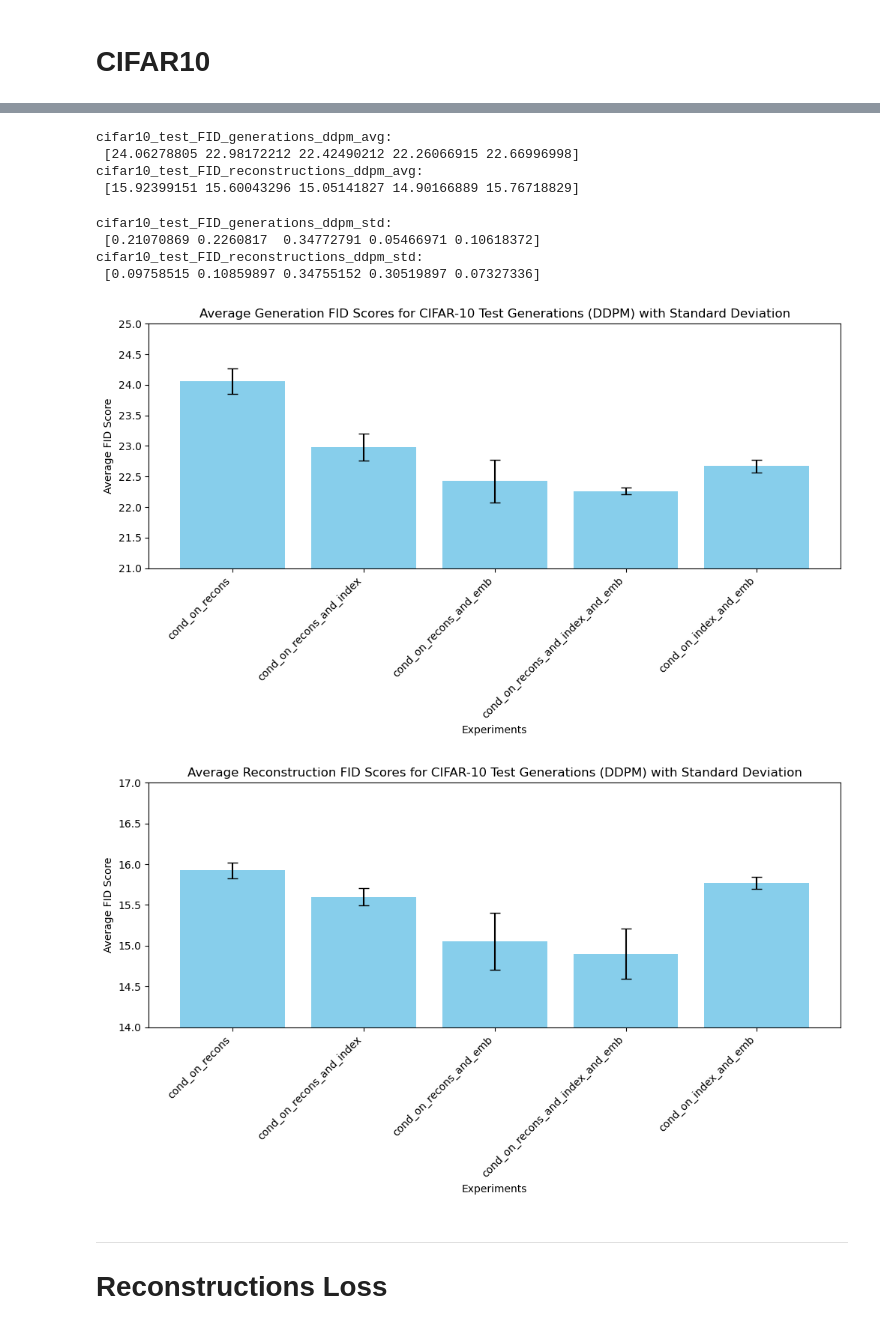
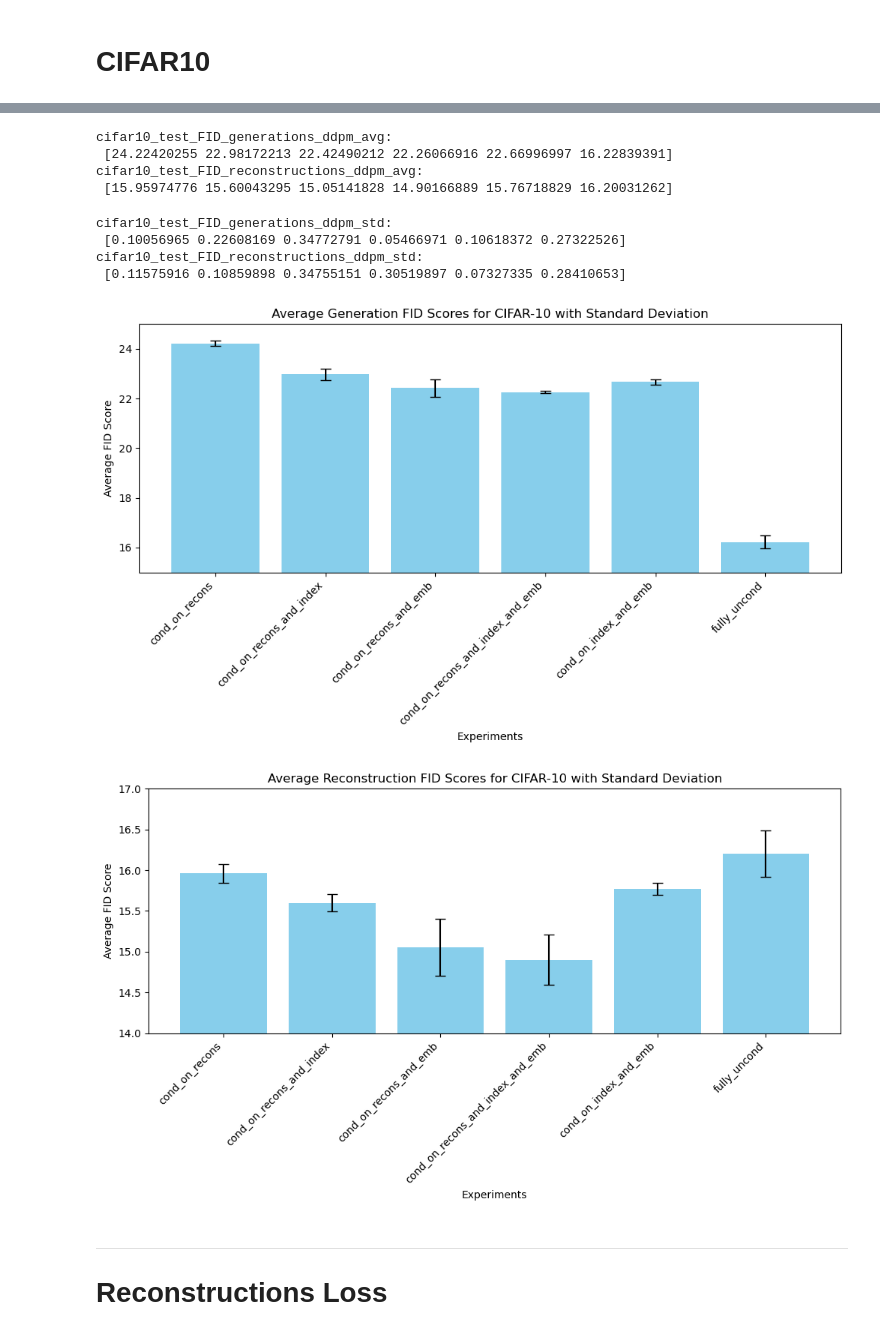
Before and after one commit to JoGo175/TreeDiffusion, a Jupyter notebook: notebooks/FID_conditioning_experiment.ipynb, the cells around one changed output, grey strips where cells are left out. Cells and saved outputs as stored; diff of their text form; code cells hidden in the pictures.

Commit message:
working cond configurations

```diff
--- a/notebooks/FID_conditioning_experiment.ipynb
+++ b/notebooks/FID_conditioning_experiment.ipynb
@@ -460,7 +448,7 @@ data_stats_test = get_precomputed_fid_scores_path(testset.dataset.data, configs[
 
 # paths to the generated images
 base_path = '../results_latent_emb/'
-experiment_list = ["cond_on_recons", "cond_on_recons_and_index", "cond_on_recons_and_emb", "cond_on_recons_and_index_and_emb", "cond_on_index_and_emb"]
+experiment_list = ["cond_on_recons", "cond_on_recons_and_index", "cond_on_recons_and_emb", "cond_on_recons_and_index_and_emb", "cond_on_index_and_emb", "fully_uncond"]
 seed_list = ["seed_1", "seed_2", "seed_3"]
 
 # lists to store FID scores for each seed
@@ -531,9 +521,9 @@ print("cifar10_test_FID_generations_ddpm_avg: \n", cifar10_test_FID_generations_
 print("cifar10_test_FID_reconstructions_ddpm_avg: \n", cifar10_test_FID_reconstructions_ddpm_avg)
 # %% [output]
 cifar10_test_FID_generations_ddpm_avg:
- [24.06278805 22.98172212 22.42490212 22.26066915 22.66996998]
+ [24.22420255 22.98172213 22.42490212 22.26066916 22.66996997 16.22839391]
 cifar10_test_FID_reconstructions_ddpm_avg:
- [15.92399151 15.60043296 15.05141827 14.90166889 15.76718829]
+ [15.95974776 15.60043295 15.05141828 14.90166889 15.76718829 16.20031262]
 # %%
 # Compute row std
 cifar10_test_FID_generations_ddpm_std = np.std(cifar10_test_FID_generations_ddpm, axis=1)
@@ -544,24 +534,24 @@ print("cifar10_test_FID_generations_ddpm_std: \n", cifar10_test_FID_generations_
 print("cifar10_test_FID_reconstructions_ddpm_std: \n", cifar10_test_FID_reconstructions_ddpm_std)
 # %% [output]
 cifar10_test_FID_generations_ddpm_std:
- [0.21070869 0.2260817  0.34772791 0.05466971 0.10618372]
+ [0.10056965 0.22608169 0.34772791 0.05466971 0.10618372 0.27322526]
 cifar10_test_FID_reconstructions_ddpm_std:
- [0.09758515 0.10859897 0.34755152 0.30519897 0.07327336]
+ [0.11575916 0.10859898 0.34755151 0.30519897 0.07327335 0.28410653]
 # %%
 # Create bar plot with error bars
 plt.figure(figsize=(10, 6))
 plt.bar(experiment_list, cifar10_test_FID_generations_ddpm_avg, yerr=cifar10_test_FID_generations_ddpm_std, capsize=5, color='skyblue')
 plt.xlabel('Experiments')
 plt.ylabel('Average FID Score')
 plt.title('Average Generation FID Scores for CIFAR-10 with Standard Deviation')
 plt.xticks(rotation=45, ha='right')
 plt.tight_layout()
-plt.ylim(21, 25)
+plt.ylim(15, 25)
 
 # Show plot
 plt.show()
 # %% [output]
-[figure, old version]
+[figure, new version]
 # %%
 # Create bar plot with error bars
 plt.figure(figsize=(10, 6))
@@ -576,7 +566,7 @@ plt.ylim(14, 17)
 # Show plot
 plt.show()
 # %% [output]
-[figure, old version]
+[figure, new version]
 # %% [markdown]
 ---
 
```
Also changed, not shown: parts of 17 cells of this notebook, 7 other files.
